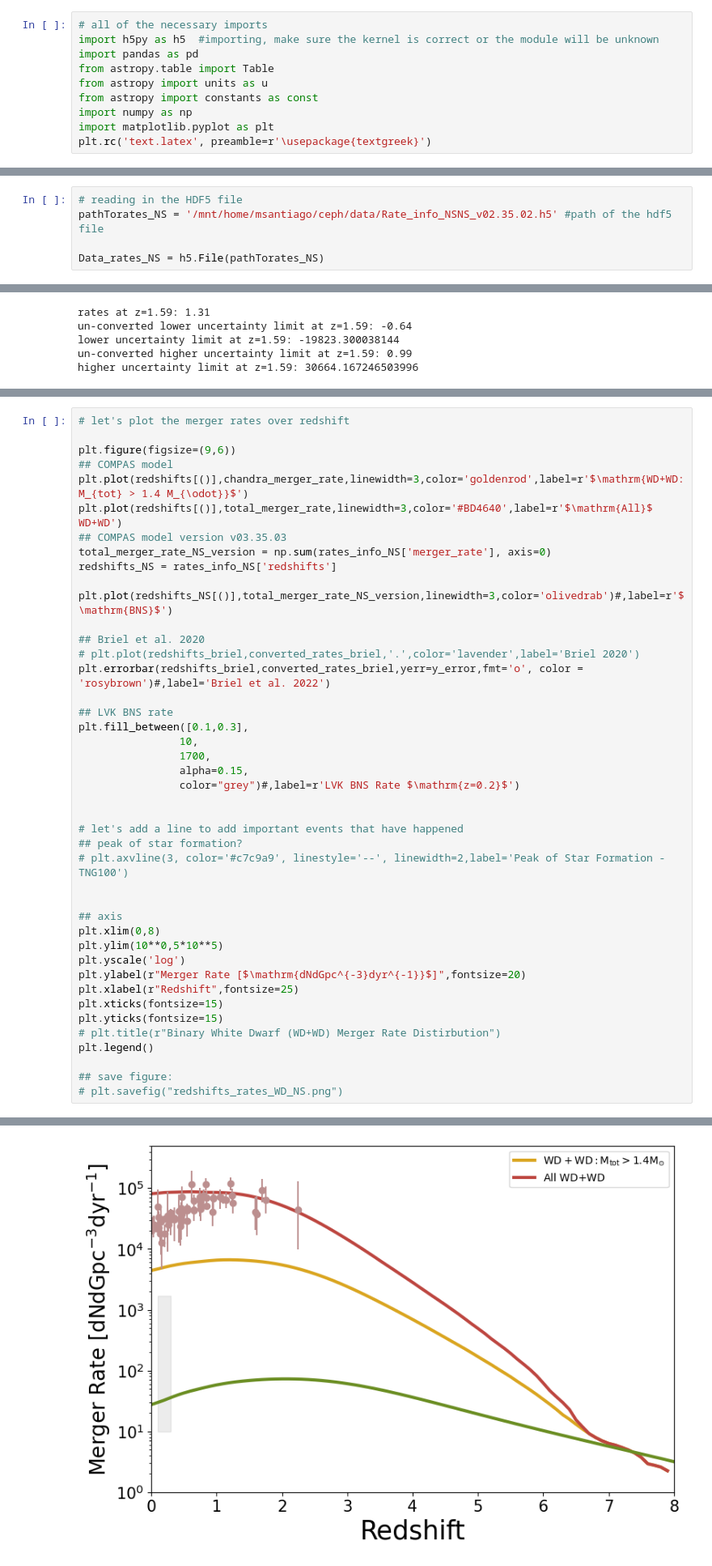
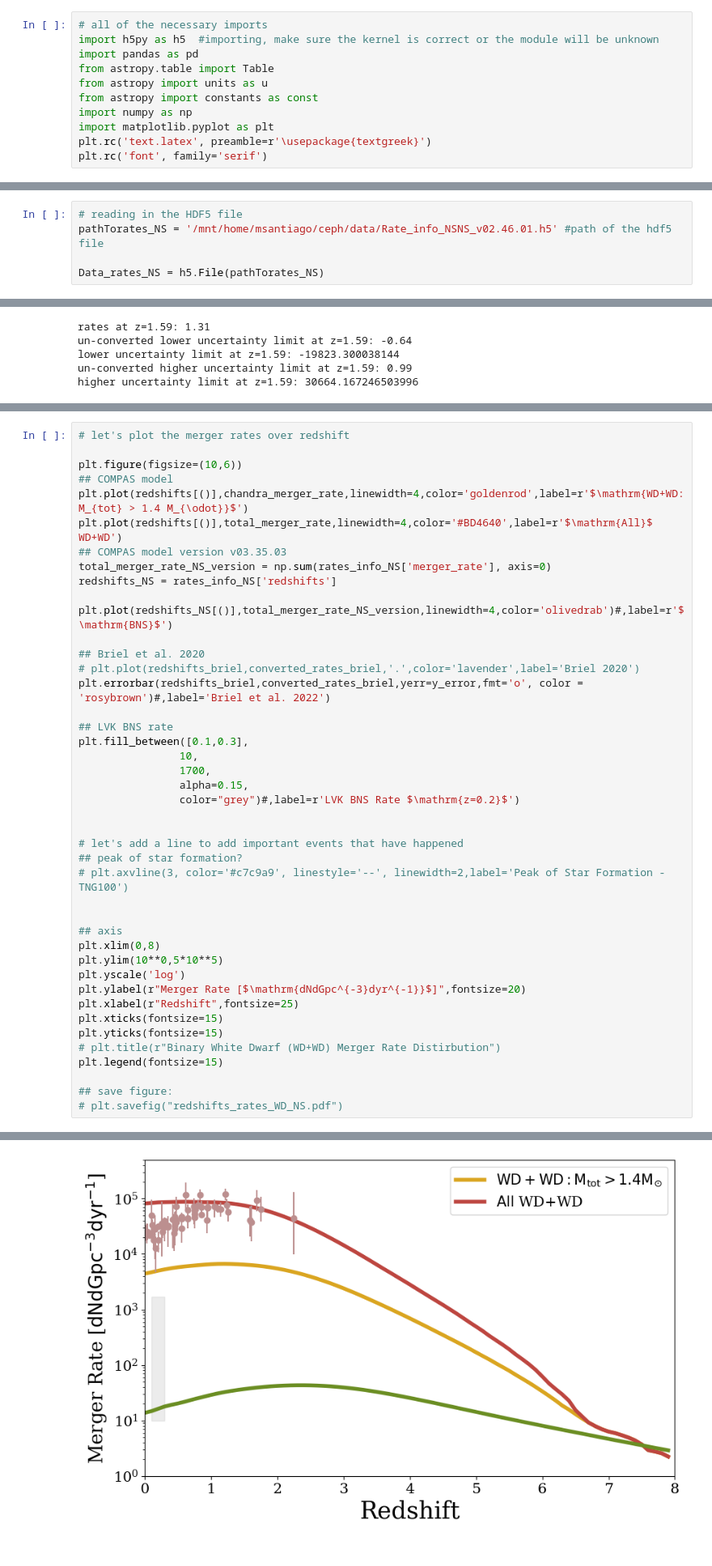
Before and after one commit to melanie-santiago26/research_work, a Jupyter notebook: making_figures/rates_analysis.ipynb, the cells around one changed output, grey strips where cells are left out. Shown at 81% size. Drawn from its saved outputs; the diff is of its cells as text.

```diff
--- a/making_figures/rates_analysis.ipynb
+++ b/making_figures/rates_analysis.ipynb
@@ -16,6 +16,7 @@ from astropy import constants as const
 import numpy as np
 import matplotlib.pyplot as plt
 plt.rc('text.latex', preamble=r'\usepackage{textgreek}')
+plt.rc('font', family='serif')
 # %%
 import sys
 import os
@@ -27,7 +28,7 @@ sys.path.append('/mnt/home/msantiago/ceph/data/research_work/useful_py_scripts/'
 import useful_fncs
 # %%
 # reading in the HDF5 file
-pathTorates_NS = '/mnt/home/msantiago/ceph/data/Rate_info_NSNS_v02.35.02.h5' #path of the hdf5 file
+pathTorates_NS = '/mnt/home/msantiago/ceph/data/Rate_info_NSNS_v02.46.01.h5' #path of the hdf5 file
 
 Data_rates_NS = h5.File(pathTorates_NS)
 # %%
@@ -484,15 +495,15 @@ plt.legend()
 # %%
 # let's plot the merger rates over redshift
 
-plt.figure(figsize=(9,6))
+plt.figure(figsize=(10,6))
 ## COMPAS model
-plt.plot(redshifts[()],chandra_merger_rate,linewidth=3,color='goldenrod',label=r'$\mathrm{WD+WD: M_{tot} > 1.4 M_{\odot}}$')
-plt.plot(redshifts[()],total_merger_rate,linewidth=3,color='#BD4640',label=r'$\mathrm{All}$ WD+WD')
+plt.plot(redshifts[()],chandra_merger_rate,linewidth=4,color='goldenrod',label=r'$\mathrm{WD+WD: M_{tot} > 1.4 M_{\odot}}$')
+plt.plot(redshifts[()],total_merger_rate,linewidth=4,color='#BD4640',label=r'$\mathrm{All}$ WD+WD')
 ## COMPAS model version v03.35.03
 total_merger_rate_NS_version = np.sum(rates_info_NS['merger_rate'], axis=0)
 redshifts_NS = rates_info_NS['redshifts']
 
-plt.plot(redshifts_NS[()],total_merger_rate_NS_version,linewidth=3,color='olivedrab')#,label=r'$\mathrm{BNS}$')
+plt.plot(redshifts_NS[()],total_merger_rate_NS_version,linewidth=4,color='olivedrab')#,label=r'$\mathrm{BNS}$')
 
 ## Briel et al. 2020
 # plt.plot(redshifts_briel,converted_rates_briel,'.',color='lavender',label='Briel 2020')
@@ -520,8 +531,8 @@ plt.xlabel(r"Redshift",fontsize=25)
 plt.xticks(fontsize=15)
 plt.yticks(fontsize=15)
 # plt.title(r"Binary White Dwarf (WD+WD) Merger Rate Distirbution")
-plt.legend()
+plt.legend(fontsize=15)
 
 ## save figure:
-# plt.savefig("redshifts_rates_WD_NS.png")
+# plt.savefig("redshifts_rates_WD_NS.pdf")
 # %% [output]
@@ -529,4 +539,4 @@ plt.legend()
-[figure, old version]
+[figure, new version]
 # %% [markdown]
 #### Rates Calculation
 # %%
```
Also changed, not shown: parts of 8 cells of this notebook, 4 other files.
